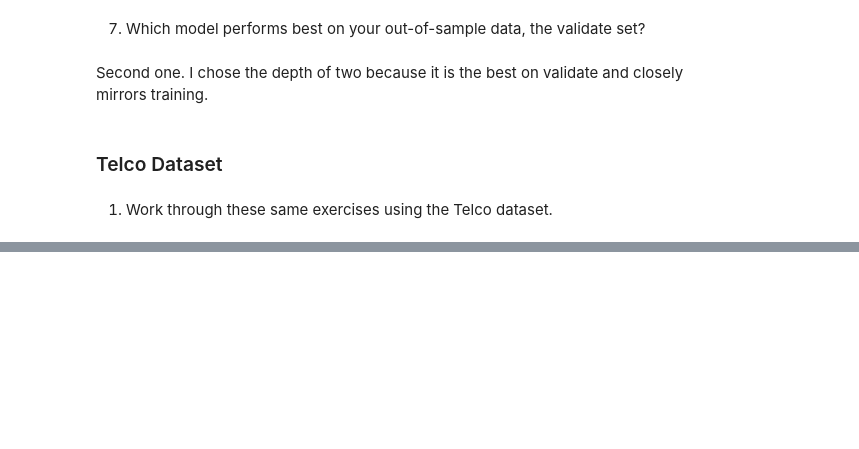
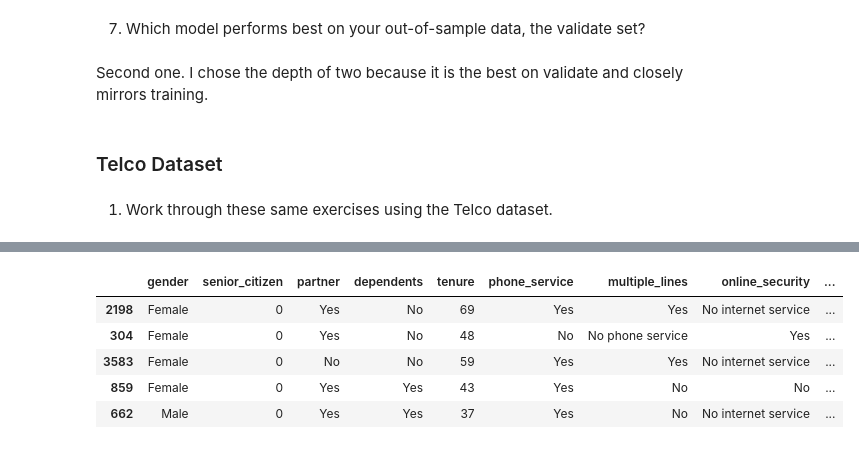
Before and after one commit to eelysee/classification_exercises, a Jupyter notebook: decision_tree.ipynb, the cells around one changed output, grey strips where cells are left out. Cells and saved outputs as stored; diff of their text form; code cells hidden in the pictures; blank space fills up the shorter version.

```diff
--- a/decision_tree.ipynb
+++ b/decision_tree.ipynb
@@ -293,0 +287,2 @@ Second one. I chose the depth of two because it is the best on validate and clos
+# %%
+telco = prep_telco(telco)
@@ -293,0 +317,20 @@ Second one. I chose the depth of two because it is the best on validate and clos
+# %%
+t_tel , v_tel , test_tel = train_val_test(telco,'churn',seed=55)
+t_tel_drop = t_tel
+t_tel = pd.get_dummies(t_tel, columns=['gender',  'partner', 'dependents', 'phone_service',
+                                       'multiple_lines','online_security','online_backup',
+                                       'device_protection', 'tech_support','streaming_tv',
+                                      'streaming_movies', 'paperless_billing', 'total_charges',
+                                      'churn', 'contract_type','internet_service_type','payment_type'])
+t_tel_drop = pd.get_dummies(t_tel_drop, columns=['gender',  'partner', 'dependents', 'phone_service',
+                                       'multiple_lines','online_security','online_backup',
+                                       'device_protection', 'tech_support','streaming_tv',
+                                      'streaming_movies', 'paperless_billing', 'total_charges',
+                                      'churn', 'contract_type','internet_service_type','payment_type'])
+v_tel = pd.get_dummies(v_tel, columns=['gender',  'partner', 'dependents', 'phone_service',
+                                       'multiple_lines','online_security','online_backup',
+                                       'device_protection', 'tech_support','streaming_tv',
+                                      'streaming_movies', 'paperless_billing', 'total_charges',
+                                      'churn', 'contract_type','internet_service_type','payment_type'])
+
+t_tel.head()
@@ -293,0 +345,30 @@ Second one. I chose the depth of two because it is the best on validate and clos
+# %%
+# Get dumies will not work
+'''
+t_tel = pd.get_dummies(t_tel, columns=['gender', 'partner','dependents','phone_service','multiple_lines',
+                                       'online_security','online_backup','device_protection','tech_support',
+                                       'streaming_tv','streaming_movies','paperless_billing','total_charges',
+                                      'churn','contract_type','internet_service_type','payment_type'])
+t_tel_drop = pd.get_dummies(t_tel_drop, columns=['gender', 'partner','dependents','phone_service','multiple_lines',
+                                       'online_security','online_backup','device_protection','tech_support',
+                                       'streaming_tv','streaming_movies','paperless_billing','total_charges',
+                                      'churn','contract_type','internet_service_type','payment_type'],drop_first = True)
+v_tel = pd.get_dummies(v_tel, columns=['gender', 'partner','dependents','phone_service','multiple_lines',
+                                       'online_security','online_backup','device_protection','tech_support',
+                                       'streaming_tv','streaming_movies','paperless_billing','total_charges',
+                                      'churn','contract_type','internet_service_type','payment_type'])
+'''
+# %%
+x_train = t_tel.drop(columns = 'churn')
+y_train = t_tel.churn
+x_val = v_tel.drop(columns = 'churn')
+y_val = v_tel.churn
+# %%
+x_train.head()
+# %% [output]
+|  | gender | senior_citizen | partner | dependents | tenure | phone_service | multiple_lines | online_security | ... |
+| 2198 | Female | 0 | Yes | No | 69 | Yes | Yes | No internet service | ... |
+| 304 | Female | 0 | Yes | No | 48 | No | No phone service | Yes | ... |
+| 3583 | Female | 0 | No | No | 59 | Yes | Yes | No internet service | ... |
+| 859 | Female | 0 | Yes | Yes | 43 | Yes | No | No | ... |
+| 662 | Male | 0 | Yes | Yes | 37 | Yes | No | No internet service | ... |
```
Also changed, not shown: parts of 11 cells of this notebook.
